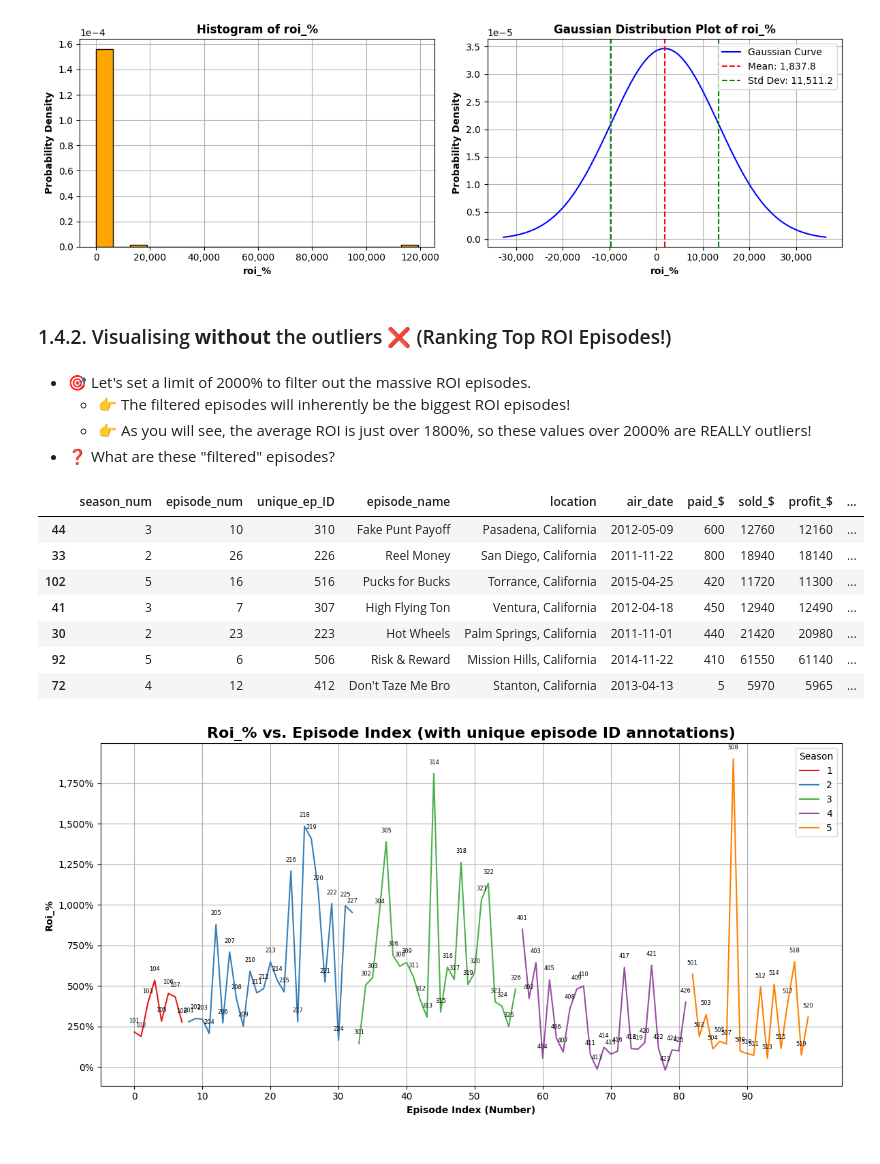
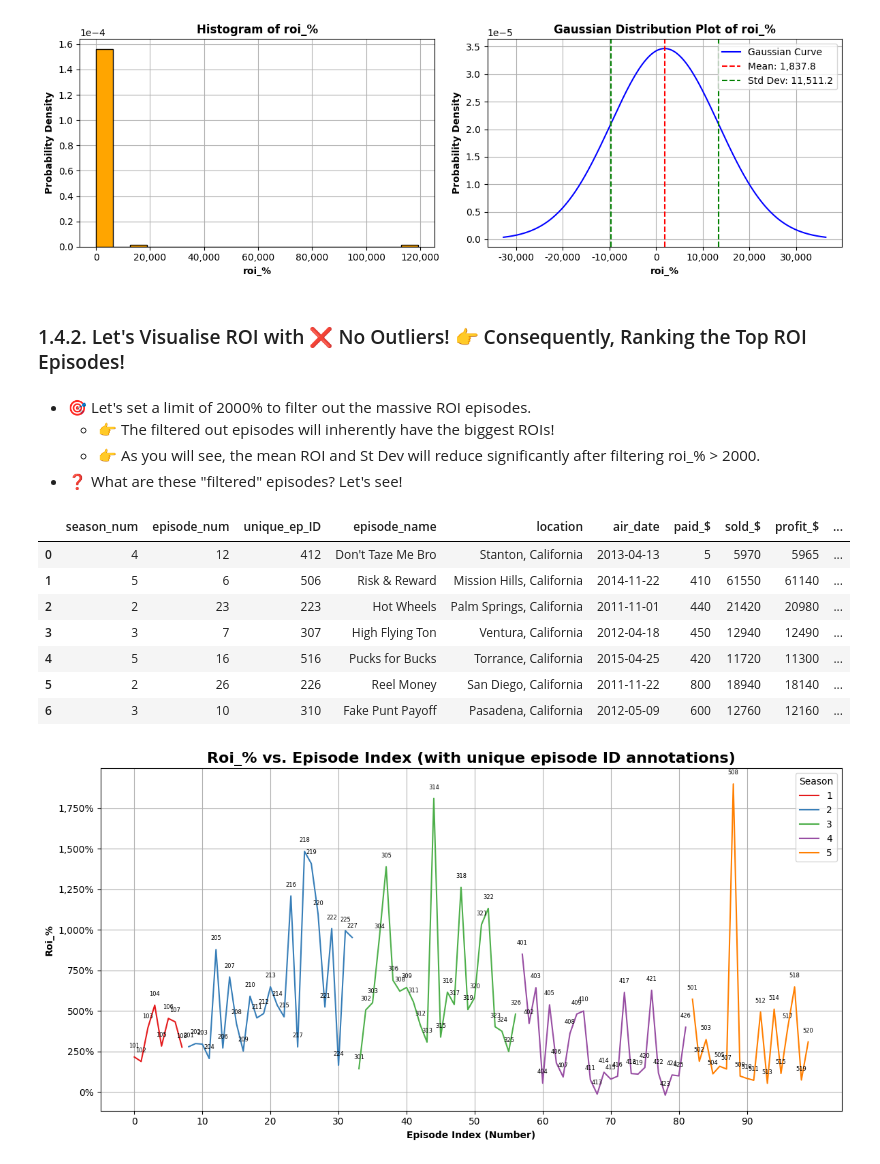
Before and after one commit to Joshua-Higgins-jp/Auction_Hunters_EDA, a Jupyter notebook: auction_hunters_eda.ipynb, the cells around one changed output. Drawn from its saved outputs; the diff is of its cells as text; code cells hidden in the pictures.

```diff
--- a/auction_hunters_eda.ipynb
+++ b/auction_hunters_eda.ipynb
@@ -87,6 +90,7 @@ import os
 # %%
 DATA_DIR = "data"
 MONETARY_COLS = ['paid_', '$sold_$', 'profit_$']
+CLEANED_DATA_PICKLE = f"{DATA_DIR}/final_dataset_auction_hunters.pkl"
 LOCATION_STATE_CODE_PICKLE = f"{DATA_DIR}/location_state_code_pickle.pkl"
 # %% [markdown]
 # Importing Cleaned Data
@@ -96,8 +100,7 @@ pd.set_option('display.max_rows', None)     # Shows all rows
 pd.set_option('display.max_columns', None)  # Shows all columns
 pd.set_option('display.width', None)        # Adjusts the display width
 # %%
-cleaned_data_pickle = f"{DATA_DIR}/final_dataset_auction_hunters.pkl"
-with open(cleaned_data_pickle, 'rb') as file:
+with open(CLEANED_DATA_PICKLE, 'rb') as file:
     df = pickle.load(file)
 # %%
 df.head(3)
@@ -673,24 +681,24 @@ plot_gaussian_curve_histogram(df_pm_roi, 'roi_%', "")
 # %% [output]
 [figure]
 # %% [markdown]
-### 1.4.2. Visualising **without** the outliers ❌ (Ranking Top ROI Episodes!)
+### 1.4.2. Let's Visualise ROI with ❌ No Outliers! 👉 Consequently, Ranking the Top ROI Episodes!
 # %% [markdown]
 * 🎯 Let's set a limit of 2000% to filter out the massive ROI episodes.
-   * 👉 The filtered episodes will inherently be the biggest ROI episodes!
-   * 👉 As you will see, the average ROI is just over 1800%, so these values over 2000% are REALLY outliers!
-* ❓ What are these "filtered" episodes?
+   * 👉 The filtered out episodes will inherently have the biggest ROIs!
+   * 👉 As you will see, the mean ROI and St Dev will reduce significantly after filtering roi_% > 2000.
+* ❓ What are these "filtered" episodes? Let's see!
 # %%
 roi_ceiling = 2000
-df_pm_roi[df_pm_roi['roi_%'] > roi_ceiling].sort_values('roi_%', ascending=True)
+df_pm_roi[df_pm_roi['roi_%'] > roi_ceiling].sort_values('roi_%', ascending=False).reset_index(drop=True)
 # %% [output]
 |  | season_num | episode_num | unique_ep_ID | episode_name | location | air_date | paid_$ | sold_$ | profit_$ | ... |
-| 44 | 3 | 10 | 310 | Fake Punt Payoff | Pasadena, California | 2012-05-09 | 600 | 12760 | 12160 | ... |
-| 33 | 2 | 26 | 226 | Reel Money | San Diego, California | 2011-11-22 | 800 | 18940 | 18140 | ... |
-| 102 | 5 | 16 | 516 | Pucks for Bucks | Torrance, California | 2015-04-25 | 420 | 11720 | 11300 | ... |
-| 41 | 3 | 7 | 307 | High Flying Ton | Ventura, California | 2012-04-18 | 450 | 12940 | 12490 | ... |
-| 30 | 2 | 23 | 223 | Hot Wheels | Palm Springs, California | 2011-11-01 | 440 | 21420 | 20980 | ... |
-| 92 | 5 | 6 | 506 | Risk & Reward | Mission Hills, California | 2014-11-22 | 410 | 61550 | 61140 | ... |
-| 72 | 4 | 12 | 412 | Don't Taze Me Bro | Stanton, California | 2013-04-13 | 5 | 5970 | 5965 | ... |
+| 0 | 4 | 12 | 412 | Don't Taze Me Bro | Stanton, California | 2013-04-13 | 5 | 5970 | 5965 | ... |
+| 1 | 5 | 6 | 506 | Risk & Reward | Mission Hills, California | 2014-11-22 | 410 | 61550 | 61140 | ... |
+| 2 | 2 | 23 | 223 | Hot Wheels | Palm Springs, California | 2011-11-01 | 440 | 21420 | 20980 | ... |
+| 3 | 3 | 7 | 307 | High Flying Ton | Ventura, California | 2012-04-18 | 450 | 12940 | 12490 | ... |
+| 4 | 5 | 16 | 516 | Pucks for Bucks | Torrance, California | 2015-04-25 | 420 | 11720 | 11300 | ... |
+| 5 | 2 | 26 | 226 | Reel Money | San Diego, California | 2011-11-22 | 800 | 18940 | 18140 | ... |
+| 6 | 3 | 10 | 310 | Fake Punt Payoff | Pasadena, California | 2012-05-09 | 600 | 12760 | 12160 | ... |
 # %%
 # Show ROI values only under 2000%
 df_ROI_low = df_pm_roi[df_pm_roi['roi_%'] <= roi_ceiling].reset_index()
```
Also changed, not shown: parts of 19 cells of this notebook.
